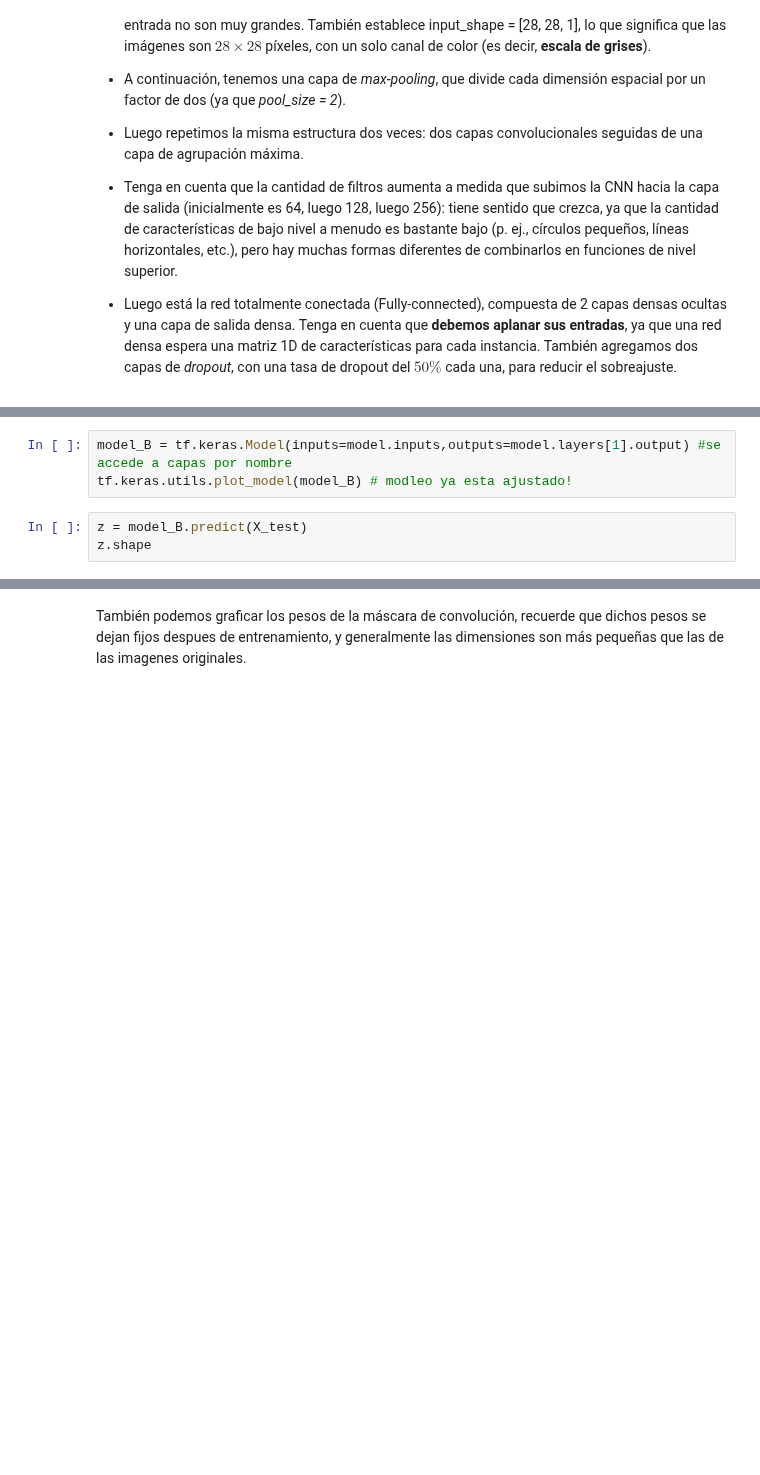
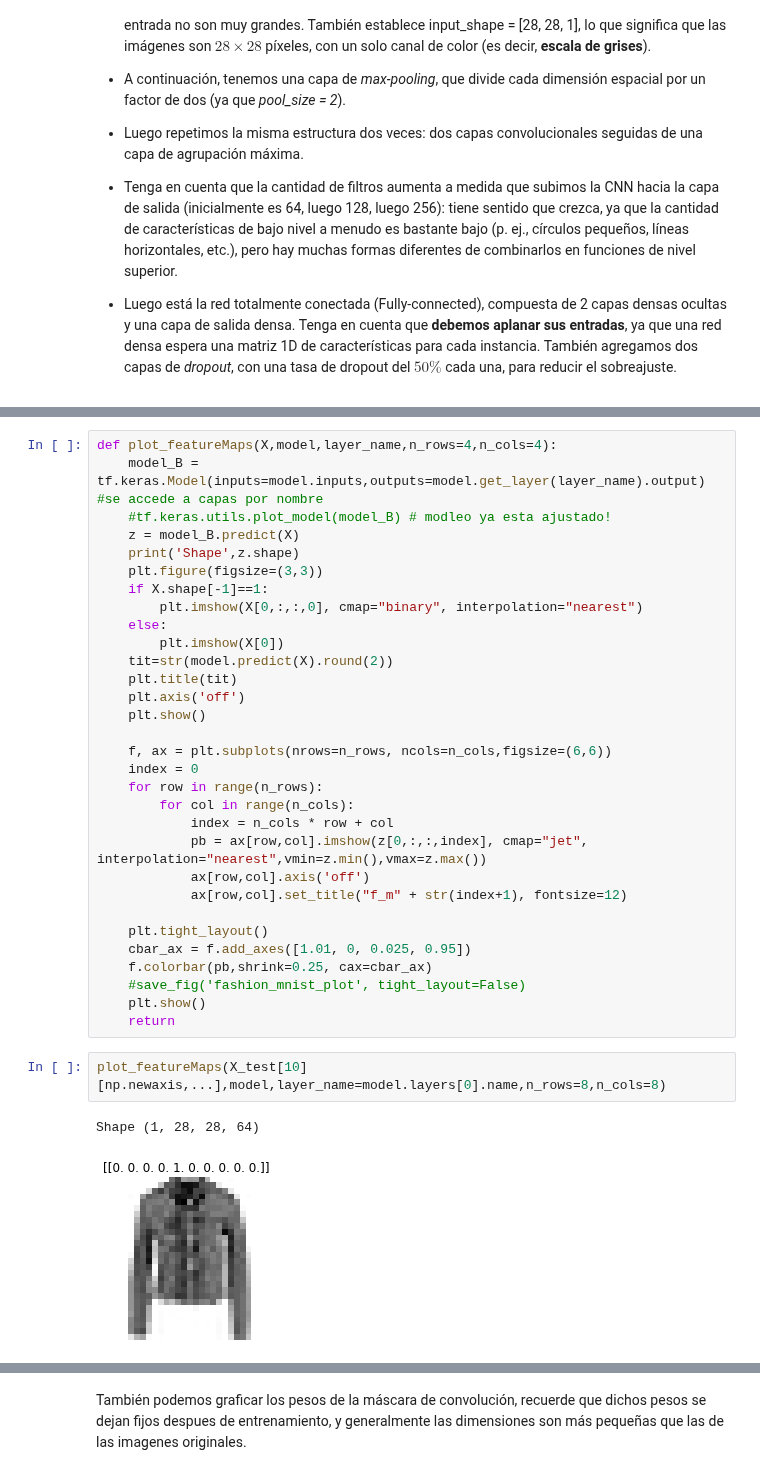
Before and after one commit to amalvarezme/AnaliticaDatos, a Jupyter notebook: 5_Aprendizaje_Profundo/3_Introduccion_CNN.ipynb, the cells around one changed output, grey strips where cells are left out. Saved outputs shown, nothing was run; the diff lists cells and outputs as text; blank space fills up the shorter version.

```diff
--- a/5_Aprendizaje_Profundo/3_Introduccion_CNN.ipynb
+++ b/5_Aprendizaje_Profundo/3_Introduccion_CNN.ipynb
@@ -360,6 +362,0 @@ Se crea un modelo intermedio para visualizar los patrones extraídos por la red
-# %%
-model_B = tf.keras.Model(inputs=model.inputs,outputs=model.layers[1].output) #se accede a capas por nombre
-tf.keras.utils.plot_model(model_B) # modleo ya esta ajustado!
-# %%
-z = model_B.predict(X_test)
-z.shape
@@ -388,0 +381,36 @@ plt.hist(z.ravel(),bins=50)
+# %%
+def plot_featureMaps(X,model,layer_name,n_rows=4,n_cols=4):
+    model_B = tf.keras.Model(inputs=model.inputs,outputs=model.get_layer(layer_name).output) #se accede a capas por nombre
+    #tf.keras.utils.plot_model(model_B) # modleo ya esta ajustado!
+    z = model_B.predict(X)
+    print('Shape',z.shape)
+    plt.figure(figsize=(3,3))
+    if X.shape[-1]==1:
+        plt.imshow(X[0,:,:,0], cmap="binary", interpolation="nearest")
+    else:
+        plt.imshow(X[0])
+    tit=str(model.predict(X).round(2))
+    plt.title(tit)
+    plt.axis('off')
+    plt.show()
+
+    f, ax = plt.subplots(nrows=n_rows, ncols=n_cols,figsize=(6,6))
+    index = 0
+    for row in range(n_rows):
+        for col in range(n_cols):
+            index = n_cols * row + col
+            pb = ax[row,col].imshow(z[0,:,:,index], cmap="jet", interpolation="nearest",vmin=z.min(),vmax=z.max())
+            ax[row,col].axis('off')
+            ax[row,col].set_title("f_m" + str(index+1), fontsize=12)
+
+    plt.tight_layout()
+    cbar_ax = f.add_axes([1.01, 0, 0.025, 0.95])
+    f.colorbar(pb,shrink=0.25, cax=cbar_ax)
+    #save_fig('fashion_mnist_plot', tight_layout=False)
+    plt.show()
+    return
+# %%
+plot_featureMaps(X_test[10][np.newaxis,...],model,layer_name=model.layers[0].name,n_rows=8,n_cols=8)
+# %% [output]
+Shape (1, 28, 28, 64)
+[figure, added]
```
Also changed, not shown: parts of 20 cells of this notebook.
